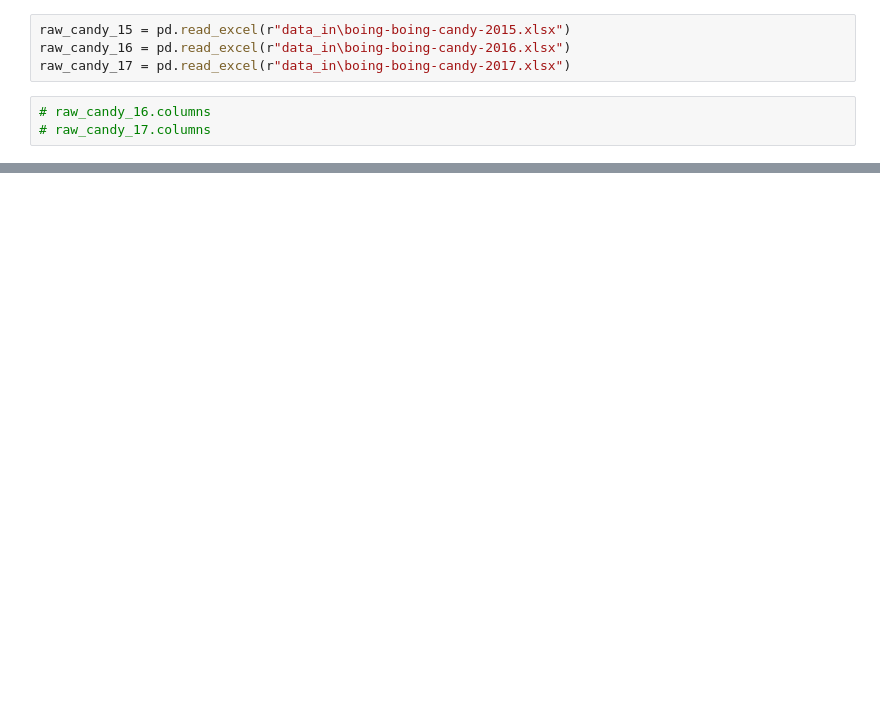
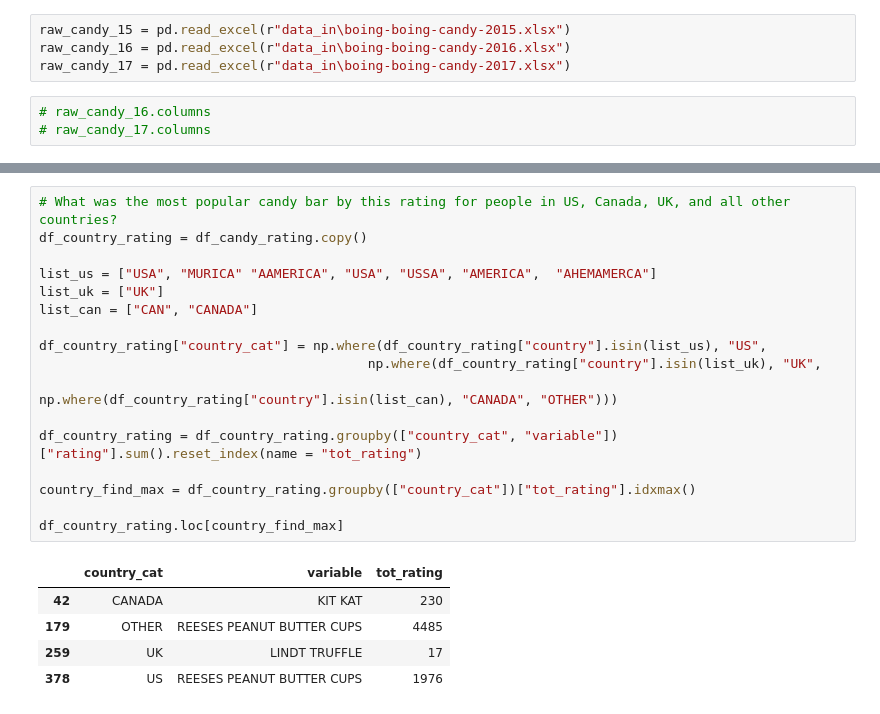
Before and after one commit to kanghinlee/Data_Portfolio, a Jupyter notebook: 01_Dirty_Data_Projects/04_Halloween_Candy_Data/clean_script.ipynb, the cells around one changed output, grey strips where cells are left out. Drawn from its saved outputs; the diff is of its cells as text; blank space fills up the shorter version.

```diff
--- a/01_Dirty_Data_Projects/04_Halloween_Candy_Data/clean_script.ipynb
+++ b/01_Dirty_Data_Projects/04_Halloween_Candy_Data/clean_script.ipynb
@@ -115,0 +236,23 @@ Name: age, dtype: float64
+# %%
+# What was the most popular candy bar by this rating for people in US, Canada, UK, and all other countries?
+df_country_rating = df_candy_rating.copy()
+
+list_us = ["USA", "MURICA" "AAMERICA", "USA", "USSA", "AMERICA",  "AHEMAMERCA"]
+list_uk = ["UK"]
+list_can = ["CAN", "CANADA"]
+
+df_country_rating["country_cat"] = np.where(df_country_rating["country"].isin(list_us), "US",
+                                          np.where(df_country_rating["country"].isin(list_uk), "UK",
+                                                   np.where(df_country_rating["country"].isin(list_can), "CANADA", "OTHER")))
+
+df_country_rating = df_country_rating.groupby(["country_cat", "variable"])["rating"].sum().reset_index(name = "tot_rating")
+
+country_find_max = df_country_rating.groupby(["country_cat"])["tot_rating"].idxmax()
+
+df_country_rating.loc[country_find_max]
+# %% [output]
+|  | country_cat | variable | tot_rating |
+| 42 | CANADA | KIT KAT | 230 |
+| 179 | OTHER | REESES PEANUT BUTTER CUPS | 4485 |
+| 259 | UK | LINDT TRUFFLE | 17 |
+| 378 | US | REESES PEANUT BUTTER CUPS | 1976 |
```
Also changed, not shown: parts of 21 cells of this notebook.
